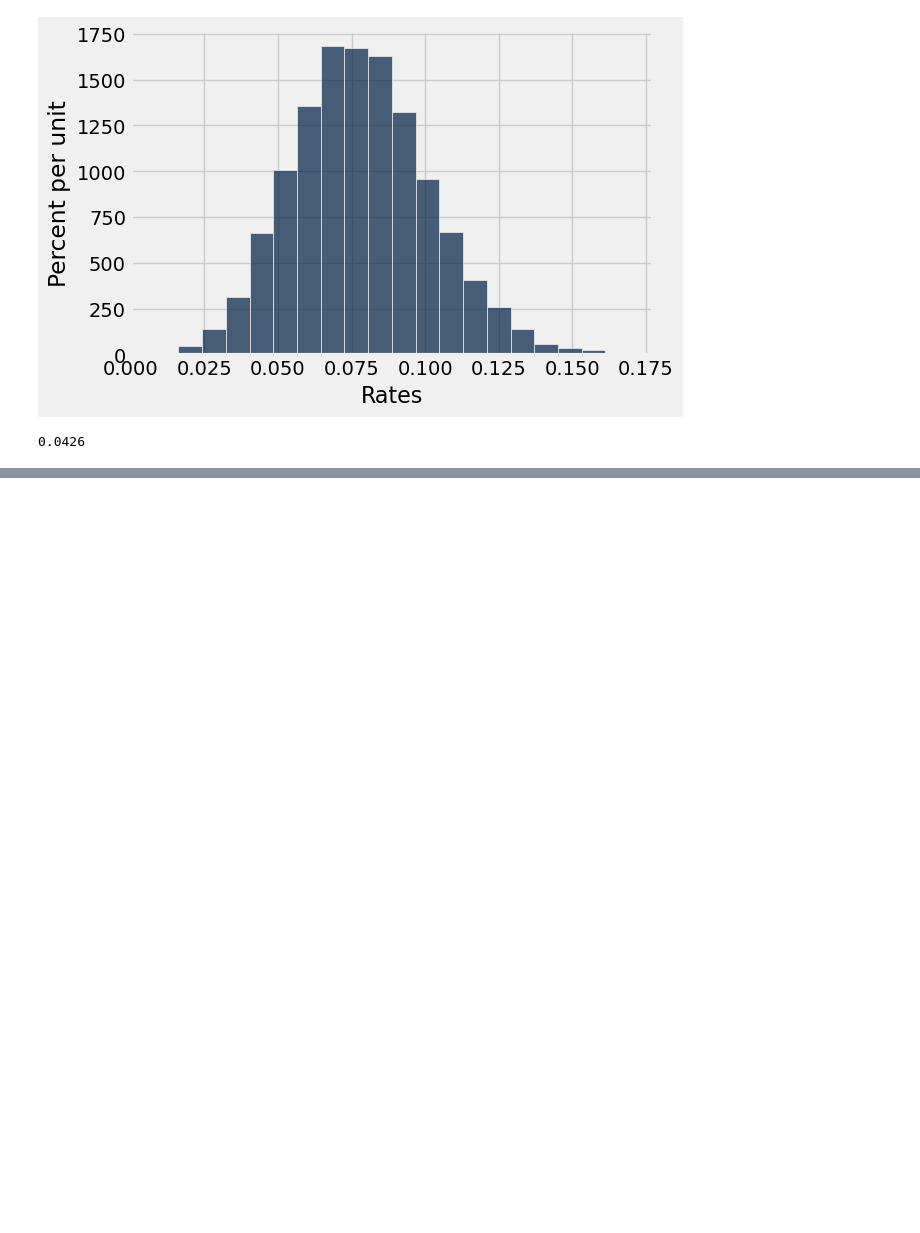
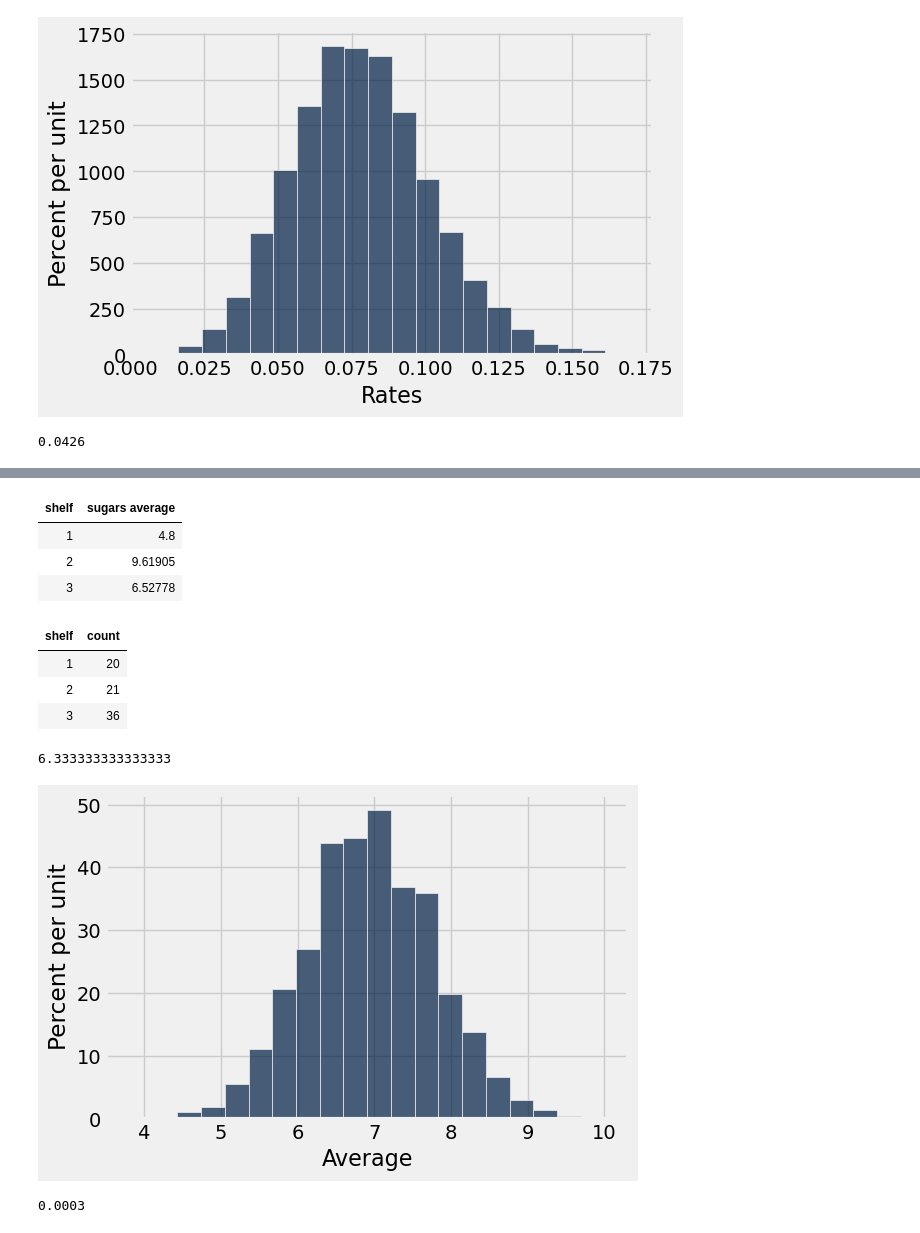
Before and after one commit to lawtonsclass/f24-code-from-class, a Jupyter notebook: data8-practice/ch11.ipynb, the cells around one changed output, grey strips where cells are left out. Cells and saved outputs as stored; diff of their text form; code cells hidden in the pictures; blank space fills up the shorter version.

```diff
--- a/data8-practice/ch11.ipynb
+++ b/data8-practice/ch11.ipynb
@@ -429,0 +432,3 @@ np.count_nonzero(sample_rates >= 0.11290323) / len(sample_rates)
+# %%
+cereal = Table.read_table('data/cereal.csv')
+cereal
@@ -429,0 +448,7 @@ np.count_nonzero(sample_rates >= 0.11290323) / len(sample_rates)
+# %%
+cereal.select('shelf', 'sugars').group('shelf', np.average)
+# %% [output]
+| shelf | sugars average |
+| 1 | 4.8 |
+| 2 | 9.61905 |
+| 3 | 6.52778 |
@@ -429,0 +457,27 @@ np.count_nonzero(sample_rates >= 0.11290323) / len(sample_rates)
+# %%
+cereal.select('shelf', 'sugars').group('shelf')
+# %% [output]
+| shelf | count |
+| 1 | 20 |
+| 2 | 21 |
+| 3 | 36 |
+# %%
+cereal.sample(21, with_replacement=False).column('sugars').mean()
+# %% [output]
+6.333333333333333
+# %%
+def one_simulated_average():
+    return cereal.sample(21, with_replacement=False).column('sugars').mean()
+
+simulations = 10000
+sample_averages = make_array()
+for i in np.arange(simulations):
+    sample_averages = np.append(sample_averages, one_simulated_average())
+# %%
+Table().with_column('Average', sample_averages).hist(0, bins=20)
+# %% [output]
+[figure, added]
+# %%
+np.count_nonzero(sample_averages >= 9.61905) / len(sample_averages)
+# %% [output]
+0.0003
```
Also changed, not shown: parts of 3 cells of this notebook, 1 other file.
